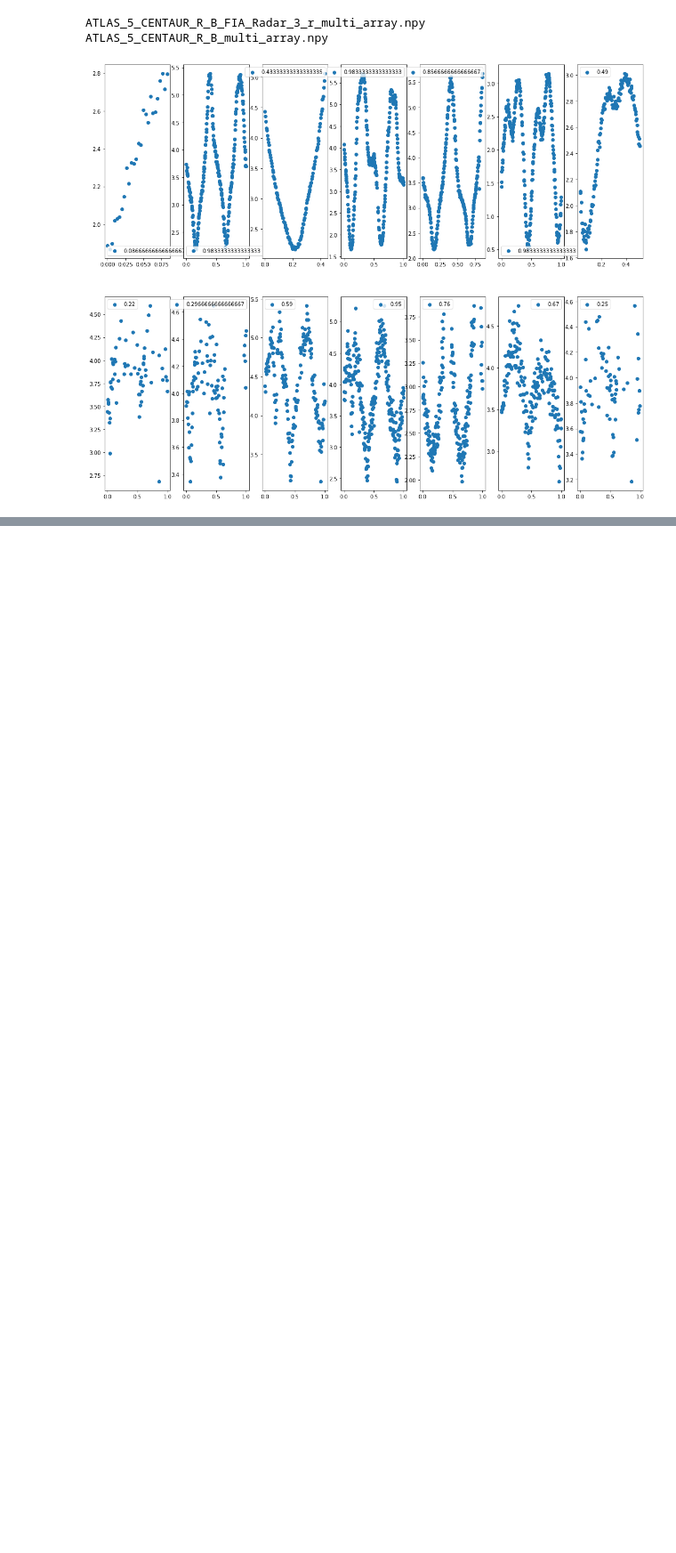
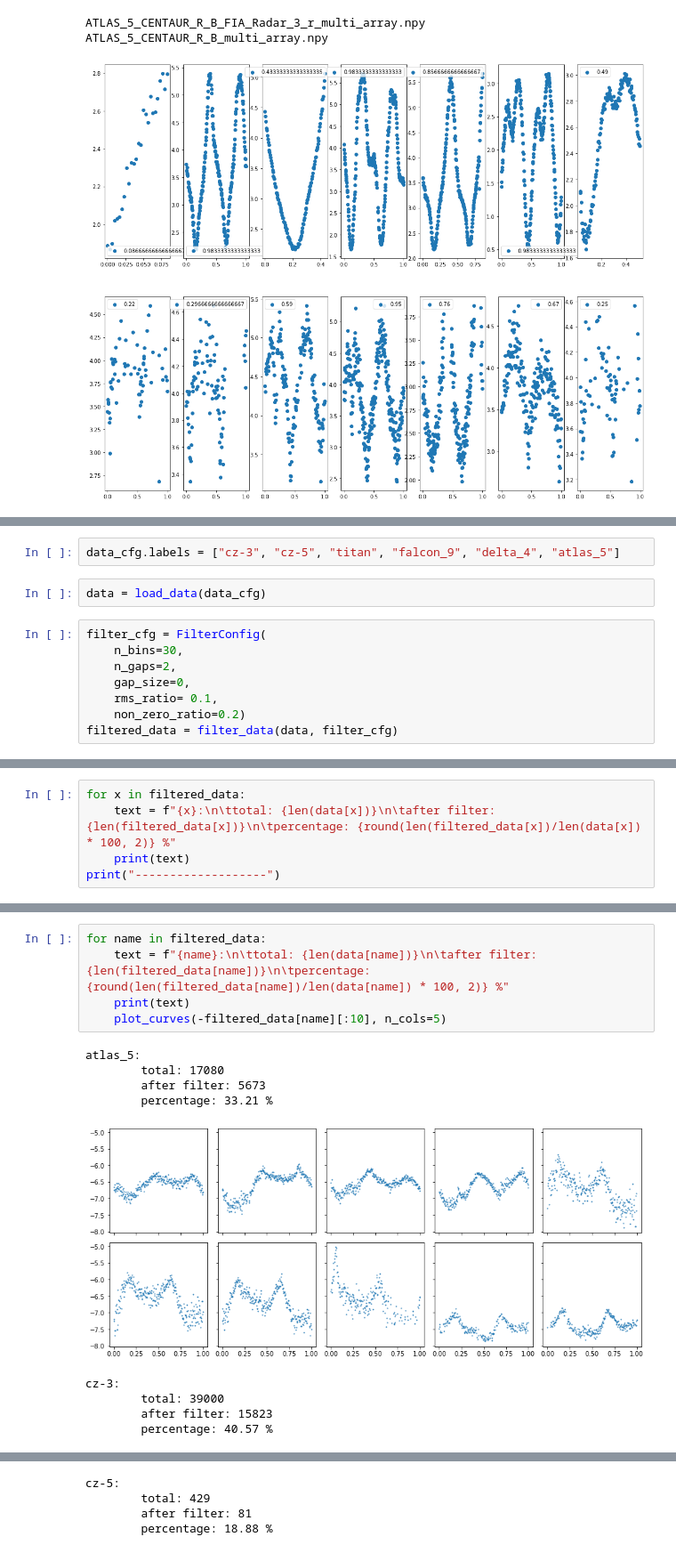
Before and after one commit to kyselica12/classification_of_light_curves, a Jupyter notebook: scr/notebooks/data_stats.ipynb, the cells around one changed output, grey strips where cells are left out. Shown at 89% size. Saved outputs shown, nothing was run; the diff lists cells and outputs as text; blank space fills up the shorter version.

```diff
--- a/scr/notebooks/data_stats.ipynb
+++ b/scr/notebooks/data_stats.ipynb
@@ -229,0 +249,12 @@ ATLAS_5_CENTAUR_R_B_multi_array.npy
+# %%
+data_cfg.labels = ["cz-3", "cz-5", "titan", "falcon_9", "delta_4", "atlas_5"]
+# %%
+data = load_data(data_cfg)
+# %%
+filter_cfg = FilterConfig(
+    n_bins=30,
+    n_gaps=2,
+    gap_size=0,
+    rms_ratio= 0.1,
+    non_zero_ratio=0.2)
+filtered_data = filter_data(data, filter_cfg)
@@ -229,0 +268,5 @@ ATLAS_5_CENTAUR_R_B_multi_array.npy
+# %%
+for x in filtered_data:
+    text = f"{x}:\n\ttotal: {len(data[x])}\n\tafter filter: {len(filtered_data[x])}\n\tpercentage: {round(len(filtered_data[x])/len(data[x]) * 100, 2)} %"
+    print(text)
+print("-------------------")
@@ -229,0 +291,15 @@ ATLAS_5_CENTAUR_R_B_multi_array.npy
+# %%
+for name in filtered_data:
+    text = f"{name}:\n\ttotal: {len(data[name])}\n\tafter filter: {len(filtered_data[name])}\n\tpercentage: {round(len(filtered_data[name])/len(data[name]) * 100, 2)} %"
+    print(text)
+    plot_curves(-filtered_data[name][:10], n_cols=5)
+# %% [output]
+atlas_5:
+        total: 17080
+        after filter: 5673
+        percentage: 33.21 %
+[figure, added]
+cz-3:
+        total: 39000
+        after filter: 15823
+        percentage: 40.57 %
@@ -229,0 +307,4 @@ ATLAS_5_CENTAUR_R_B_multi_array.npy
+cz-5:
+        total: 429
+        after filter: 81
+        percentage: 18.88 %
```
Also changed, not shown: parts of 11 cells of this notebook, 9 other files.
